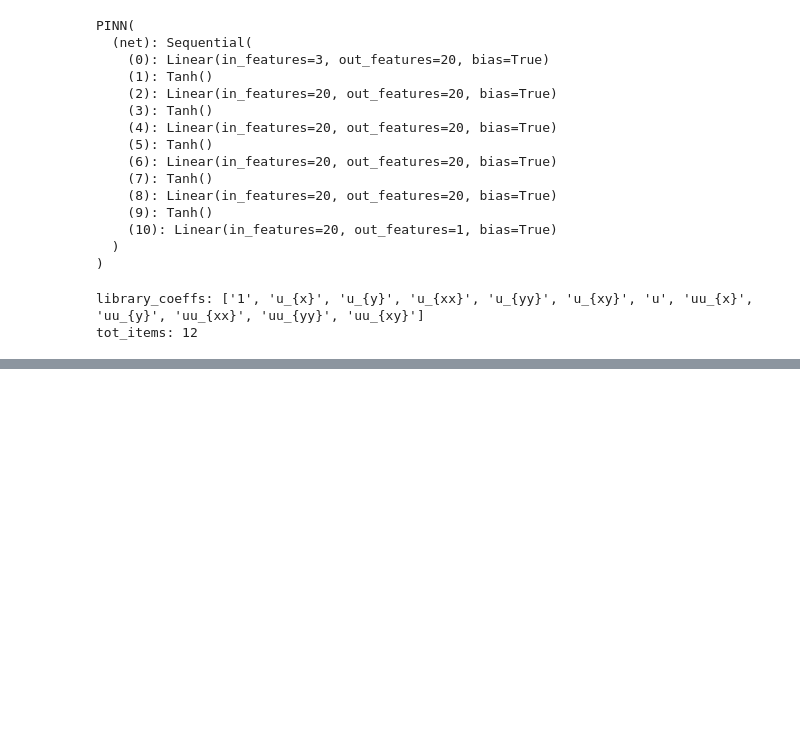
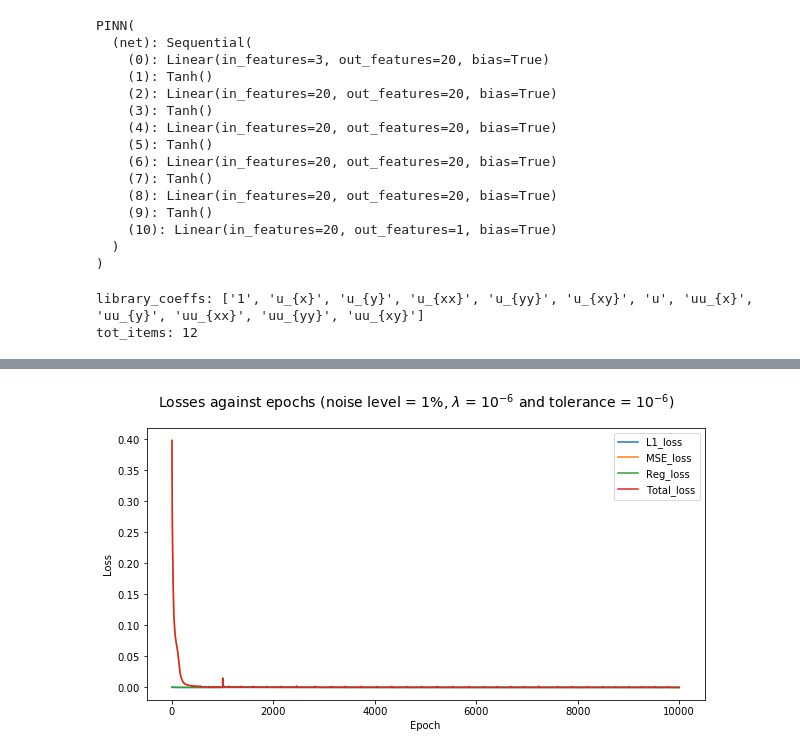
Before and after one commit to Happydas/Model-Identification, a Jupyter notebook: Two Dimentional/AD_2D.ipynb, the cells around one changed output, grey strips where cells are left out. Cells and saved outputs as stored; diff of their text form; code cells hidden in the pictures; blank space fills up the shorter version.

```diff
--- a/Two Dimentional/AD_2D.ipynb
+++ b/Two Dimentional/AD_2D.ipynb
@@ -221,0 +234,20 @@ u_t = 0.2524u_{x} + 0.4884u_{y} + 0.4486u_{xx} + 0.4157u_{yy}
+# %%
+Total_loss = losses['Total_loss']
+#print('Total Loss:', Total_loss)
+L1_loss = losses['L1_loss']
+MSE_loss = losses['MSE_loss']
+Reg_loss = losses['Reg_loss']
+
+plt.figure(figsize=(10, 5))
+#plt.title('Losses against epochs (noise level = 1%, $\lambda$ = $10^{\mathrm{-6}}$ and tolerance = $10^{\mathrm{-6}}$)', fontsize=14)
+plt.suptitle('Losses against epochs (noise level = 1%, $\lambda$ = $10^{\mathrm{-6}}$ and tolerance = $10^{\mathrm{-6}}$)', fontsize=14)
+plt.xlabel('Epoch')
+plt.ylabel('Loss')
+plt.plot(L1_loss, label="L1_loss")
+plt.plot(MSE_loss, label="MSE_loss")
+plt.plot(Reg_loss, label="Reg_loss")
+plt.plot(Total_loss, label="Total_loss")
+plt.legend(loc='upper right')
+plt.show()
+# %% [output]
+[figure, added]
```
Also changed, not shown: parts of 4 cells of this notebook.
